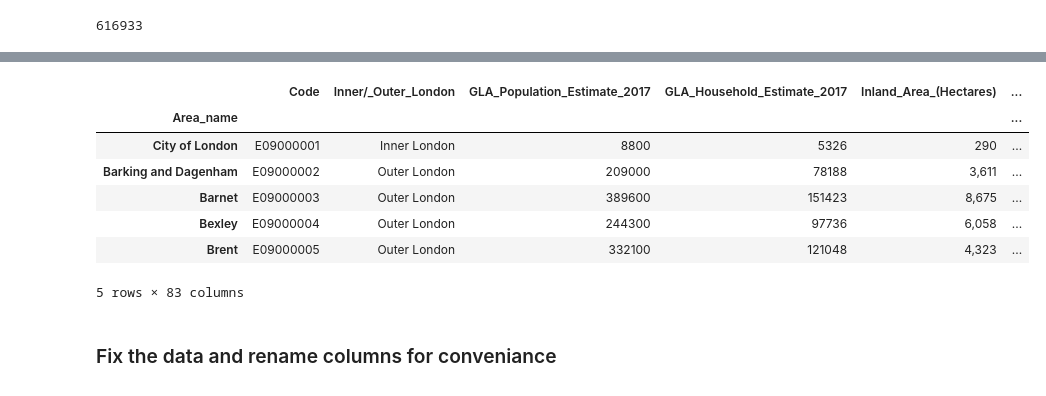
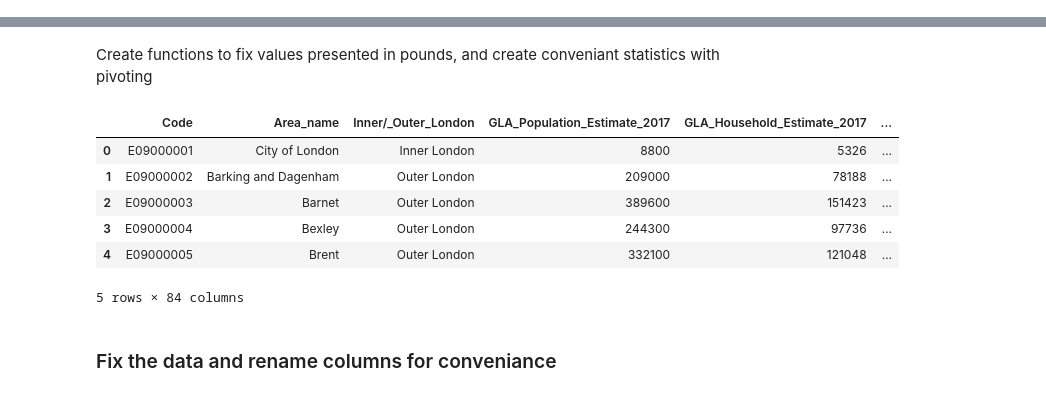
Before and after one commit to hlynurarni/Social-Data-Analysis-Final, a Jupyter notebook: Social_demographics.ipynb, the cells around one changed output, grey strips where cells are left out. Saved outputs shown, nothing was run; the diff lists cells and outputs as text; code cells hidden in the pictures.

```diff
--- a/Social_demographics.ipynb
+++ b/Social_demographics.ipynb
@@ -41,9 +43,5 @@ len(incidents), incidents.AttendanceTimeSeconds.count()
 # %%
 incidents = incidents.dropna(axis=0, subset=['AttendanceTimeSeconds'])
-# %%
-incidents.Ward.count()
-# %% [output]
-616933
 # %%
 # read in the data
 file = 'london-borough-profiles.csv'
@@ -83,3 +81,5 @@ df_selected.head()
 | Barnet | 389600 | E09000003 | 37.3 | 21.1 | 64.9 | ... |
 | Bexley | 244300 | E09000004 | 39.0 | 20.6 | 62.9 | ... |
 | Brent | 332100 | E09000005 | 35.6 | 20.9 | 67.8 | ... |
+# %% [markdown]
+Create functions to fix values presented in pounds, and create conveniant statistics with pivoting
@@ -86,24 +100,21 @@ df_selected.head()
 # %%
 # dropa last 5 rows as their are not boroughs
 df = df[0:-5]
 
-# Set the index as burough name since all plots will be comparing the boroughs
-df = df.set_index("Area_name")
 # change name of column to shorter name
 df.rename(columns={'Modelled_Household_median_income_estimates_2012/13': "Houshold_Median_Income"},inplace=True)
 df.rename(columns={'%_of_population_from_BAME_groups_(2016)': "BAME_P"},inplace=True)
 
 # convert to great britain local setting, remove pound symbol and convert to float
 df['Houshold_Median_Income'] = df['Houshold_Median_Income'].apply(get_float)
 df['Median_House_Price,_2015'] = df['Median_House_Price,_2015'].apply(get_float_simple)
 df['BAME_P'] = df['BAME_P'].apply(get_float_simple)
 df.head()
 # %% [output]
-|  | Code | Inner/_Outer_London | GLA_Population_Estimate_2017 | GLA_Household_Estimate_2017 | Inland_Area_(Hectares) | ... |
-| Area_name |  |  |  |  |  | ... |
-| City of London | E09000001 | Inner London | 8800 | 5326 | 290 | ... |
-| Barking and Dagenham | E09000002 | Outer London | 209000 | 78188 | 3,611 | ... |
-| Barnet | E09000003 | Outer London | 389600 | 151423 | 8,675 | ... |
-| Bexley | E09000004 | Outer London | 244300 | 97736 | 6,058 | ... |
-| Brent | E09000005 | Outer London | 332100 | 121048 | 4,323 | ... |
+|  | Code | Area_name | Inner/_Outer_London | GLA_Population_Estimate_2017 | GLA_Household_Estimate_2017 | ... |
+| 0 | E09000001 | City of London | Inner London | 8800 | 5326 | ... |
+| 1 | E09000002 | Barking and Dagenham | Outer London | 209000 | 78188 | ... |
+| 2 | E09000003 | Barnet | Outer London | 389600 | 151423 | ... |
+| 3 | E09000004 | Bexley | Outer London | 244300 | 97736 | ... |
+| 4 | E09000005 | Brent | Outer London | 332100 | 121048 | ... |
-5 rows × 83 columns
+5 rows × 84 columns
```
Also changed, not shown: parts of 10 cells of this notebook, 3 other files.
